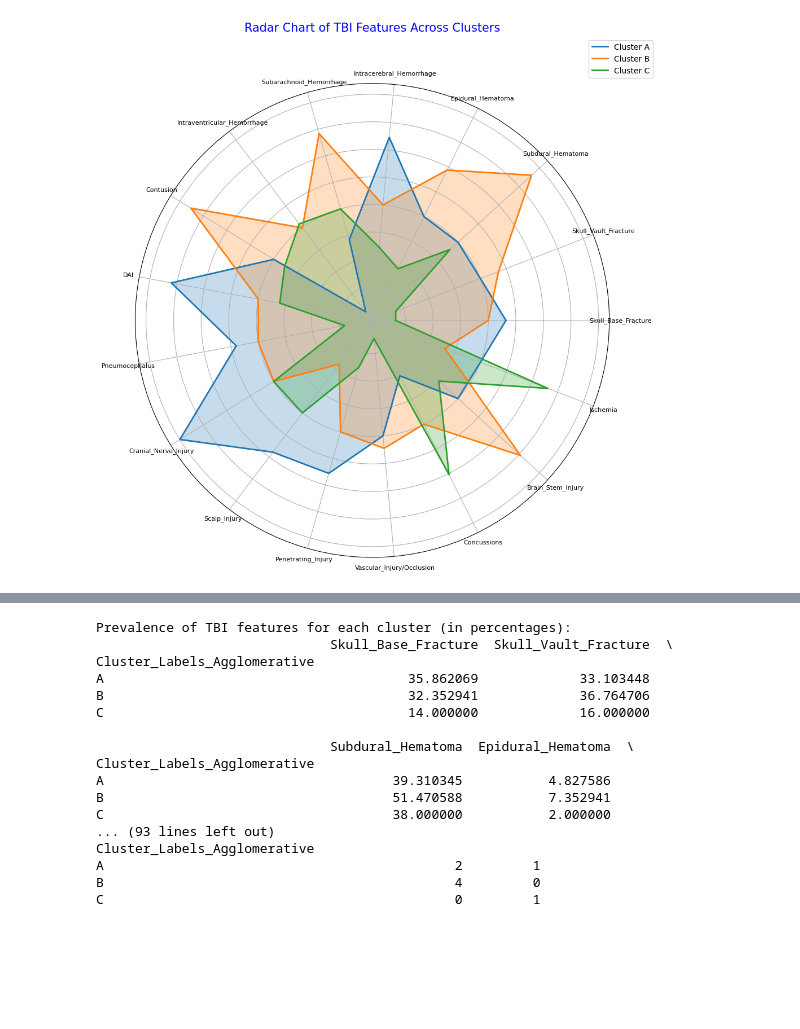
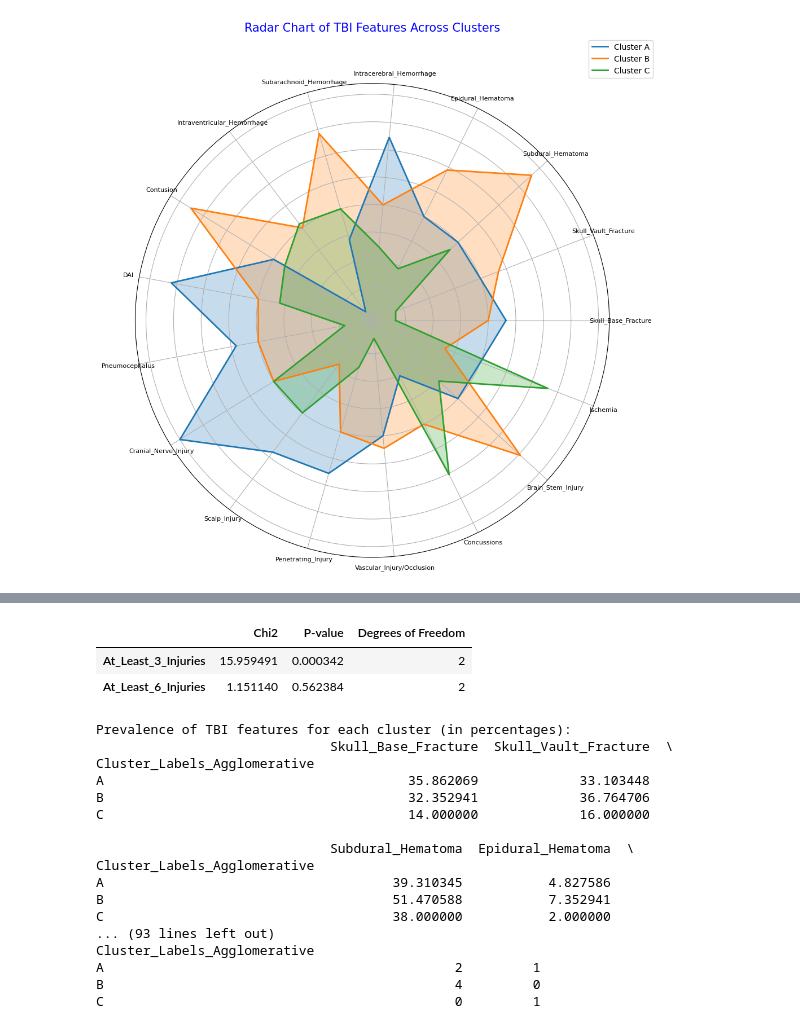
Before and after one commit to shrinitbabel/TBI-Unsupervised-Clustering-Readmission-Prediction, a Jupyter notebook: TBI_FullHouse_3Clusters.ipynb, the cells around one changed output, grey strips where cells are left out. Saved outputs shown, nothing was run; the diff lists cells and outputs as text; code cells hidden in the pictures; blank space fills up the shorter version.

```diff
--- a/TBI_FullHouse_3Clusters.ipynb
+++ b/TBI_FullHouse_3Clusters.ipynb
@@ -713,3 +779,31 @@ plt.show()
+# %%
+# Re-import necessary libraries due to reset
+import pandas as pd
+from scipy.stats import chi2_contingency
+
+# Assuming the df DataFrame and necessary columns are already defined
+
+# Perform chi-squared tests for "At_Least_3_Injuries" and "At_Least_6_Injuries"
+chi2_results = {}
+
+for col in ['At_Least_3_Injuries', 'At_Least_6_Injuries']:
+    # Create a contingency table
+    contingency_table = pd.crosstab(df['Cluster_Labels_Agglomerative'], df[col])
+
+    # Perform chi-squared test
+    chi2, p, dof, expected = chi2_contingency(contingency_table)
+
+    # Store the results
+    chi2_results[col] = {'Chi2': chi2, 'P-value': p, 'Degrees of Freedom': dof}
+
+# Convert results to a DataFrame for display
+chi2_results_df = pd.DataFrame.from_dict(chi2_results, orient='index')
+
+chi2_results_df
+# %% [output]
+|  | Chi2 | P-value | Degrees of Freedom |
+| At_Least_3_Injuries | 15.959491 | 0.000342 | 2 |
+| At_Least_6_Injuries | 1.151140 | 0.562384 | 2 |
 # %%
 # Calculate the prevalence (mean) and count of TBI features for each cluster
 tbi_prevalence = df.groupby('Cluster_Labels_Agglomerative')[TBI_features].mean() * 100
```
Also changed, not shown: parts of 3 cells of this notebook.
